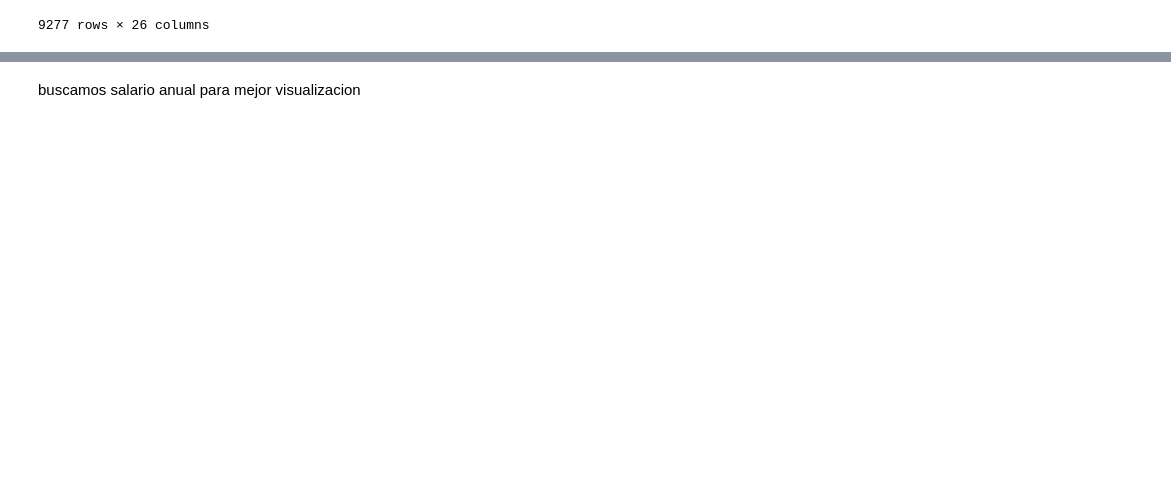
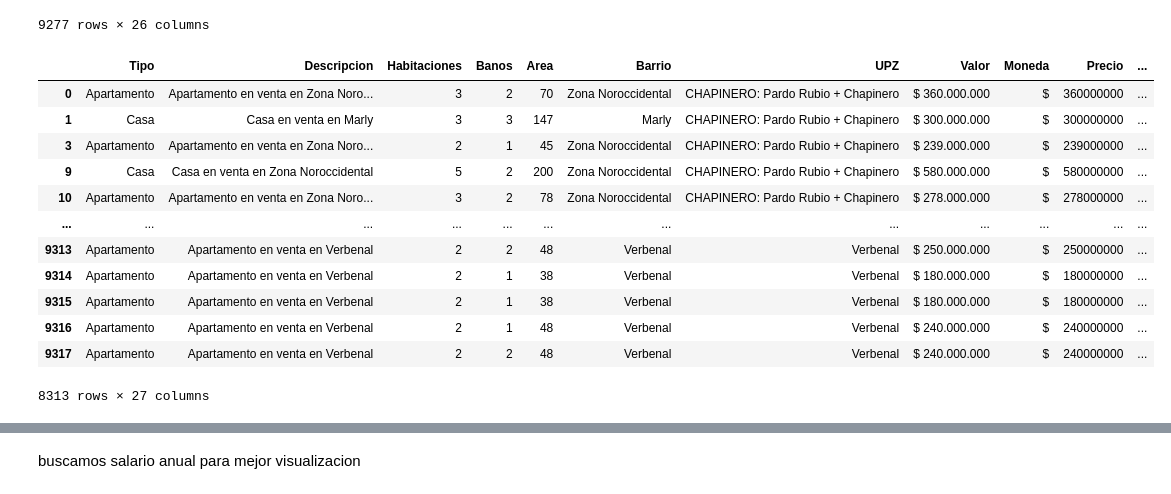
Before and after one commit to LeopoldoGitHub/InmersionAlura, a Jupyter notebook: Inmersion_datos_Full_Leopoldo.ipynb, the cells around one changed output, grey strips where cells are left out. Saved outputs shown, nothing was run; the diff lists cells and outputs as text; code cells hidden in the pictures; blank space fills up the shorter version.

```diff
--- a/Inmersion_datos_Full_Leopoldo.ipynb
+++ b/Inmersion_datos_Full_Leopoldo.ipynb
@@ -1469,3 +1469,20 @@ datos_ml
 | 9316 | Apartamento | Apartamento en venta en Verbenal | 2 | 1 | 48 | Verbenal | Verbenal | $ 240.000.000 | $ | 240000000 | ... |
 | 9317 | Apartamento | Apartamento en venta en Verbenal | 2 | 2 | 48 | Verbenal | Verbenal | $ 240.000.000 | $ | 240000000 | ... |
 9277 rows × 26 columns
+# %%
+datos_ml=datos_ml.query("Precio_Millon < 1200 & Precio_Millon > 60 ")
+datos_ml
+# %% [output]
+|  | Tipo | Descripcion | Habitaciones | Banos | Area | Barrio | UPZ | Valor | Moneda | Precio | ... |
+| 0 | Apartamento | Apartamento en venta en Zona Noro... | 3 | 2 | 70 | Zona Noroccidental | CHAPINERO: Pardo Rubio + Chapinero | $ 360.000.000 | $ | 360000000 | ... |
+| 1 | Casa | Casa en venta en Marly | 3 | 3 | 147 | Marly | CHAPINERO: Pardo Rubio + Chapinero | $ 300.000.000 | $ | 300000000 | ... |
+| 3 | Apartamento | Apartamento en venta en Zona Noro... | 2 | 1 | 45 | Zona Noroccidental | CHAPINERO: Pardo Rubio + Chapinero | $ 239.000.000 | $ | 239000000 | ... |
+| 9 | Casa | Casa en venta en Zona Noroccidental | 5 | 2 | 200 | Zona Noroccidental | CHAPINERO: Pardo Rubio + Chapinero | $ 580.000.000 | $ | 580000000 | ... |
+| 10 | Apartamento | Apartamento en venta en Zona Noro... | 3 | 2 | 78 | Zona Noroccidental | CHAPINERO: Pardo Rubio + Chapinero | $ 278.000.000 | $ | 278000000 | ... |
+| ... | ... | ... | ... | ... | ... | ... | ... | ... | ... | ... | ... |
+| 9313 | Apartamento | Apartamento en venta en Verbenal | 2 | 2 | 48 | Verbenal | Verbenal | $ 250.000.000 | $ | 250000000 | ... |
+| 9314 | Apartamento | Apartamento en venta en Verbenal | 2 | 1 | 38 | Verbenal | Verbenal | $ 180.000.000 | $ | 180000000 | ... |
+| 9315 | Apartamento | Apartamento en venta en Verbenal | 2 | 1 | 38 | Verbenal | Verbenal | $ 180.000.000 | $ | 180000000 | ... |
+| 9316 | Apartamento | Apartamento en venta en Verbenal | 2 | 1 | 48 | Verbenal | Verbenal | $ 240.000.000 | $ | 240000000 | ... |
+| 9317 | Apartamento | Apartamento en venta en Verbenal | 2 | 2 | 48 | Verbenal | Verbenal | $ 240.000.000 | $ | 240000000 | ... |
+8313 rows × 27 columns
```
Also changed, not shown: parts of 13 cells of this notebook.
